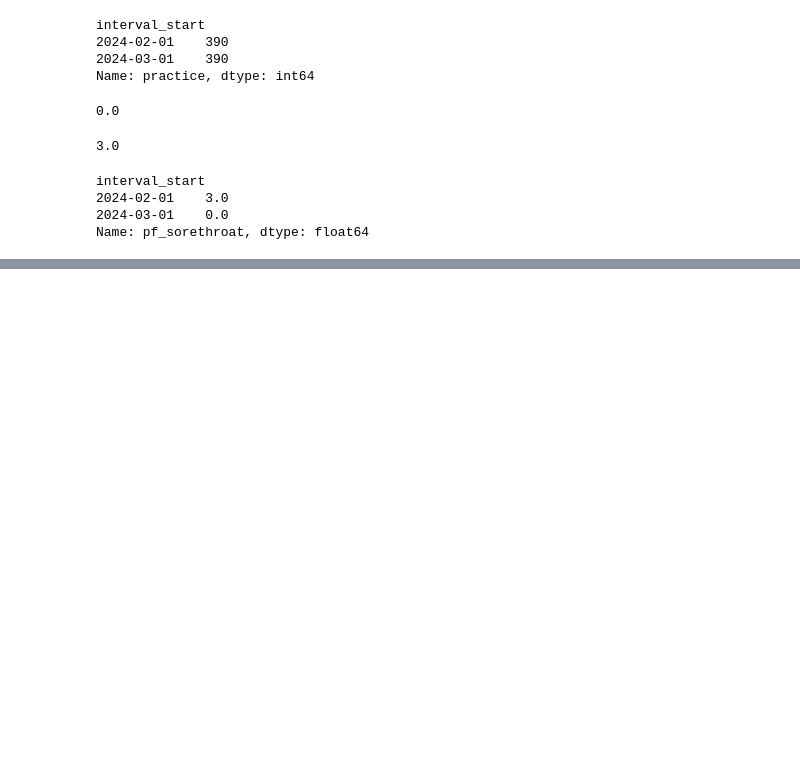
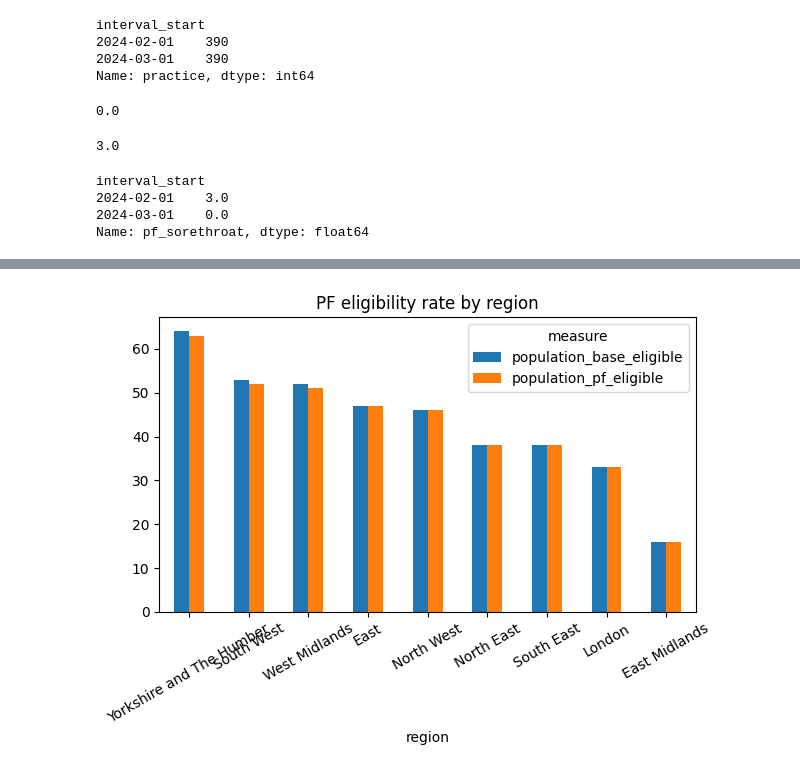
Before and after one commit to airadukunda/PF-WP2-P4-antimicrobial-prescribing, a Jupyter notebook: analysis/check_output.ipynb, the cells around one changed output, grey strips where cells are left out. Saved outputs shown, nothing was run; the diff lists cells and outputs as text; code cells hidden in the pictures; blank space fills up the shorter version.

Commit message:
built simple patient measures, to review

```diff
--- a/analysis/check_output.ipynb
+++ b/analysis/check_output.ipynb
@@ -269,0 +272,5 @@ Name: pf_sorethroat, dtype: float64
+# %%
+import pandas as pd
+
+df = pd.read_csv("../output/patient_measures.csv")
+df.head()
@@ -269,0 +284,3 @@ Name: pf_sorethroat, dtype: float64
+# %%
+df['interval_start'] = pd.to_datetime(df['interval_start'])
+df['interval_start'].unique()
@@ -269,0 +317,8 @@ Name: pf_sorethroat, dtype: float64
+# %%
+pivot = df.pivot_table(
+    index="region",
+    columns="measure",
+    values="numerator",
+    # dropna=False
+).sort_values(by="population_base_eligible", ascending=False)
+pivot
@@ -269,0 +337,10 @@ Name: pf_sorethroat, dtype: float64
+# %%
+import matplotlib.pyplot as plt
+
+pivot.plot(kind="bar")
+plt.xticks(rotation=30)
+plt.title("PF eligibility rate by region")
+plt.tight_layout()
+plt.show()
+# %% [output]
+[figure, added]
```
Also changed, not shown: parts of 6 cells of this notebook, 5 other files.
